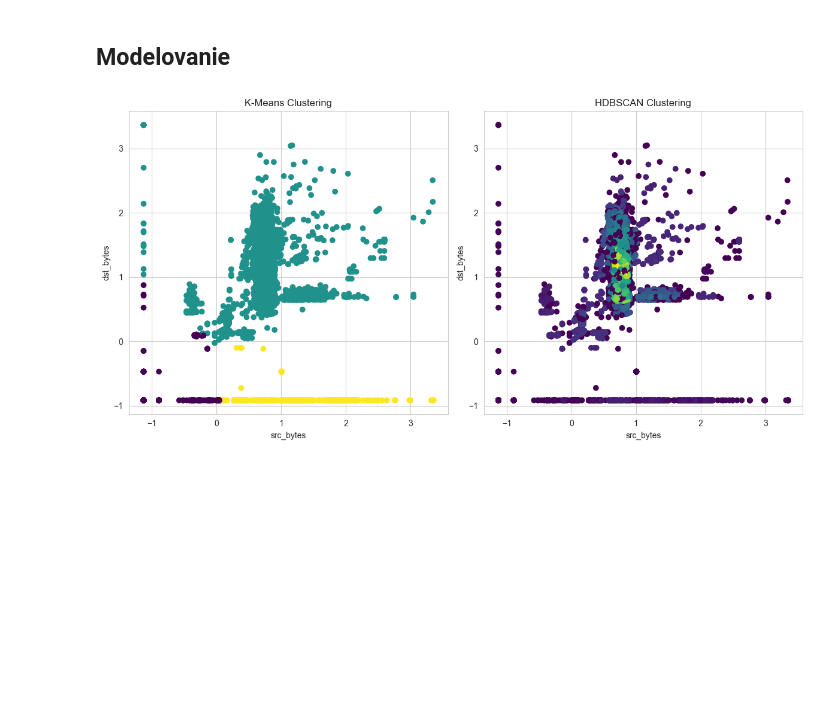
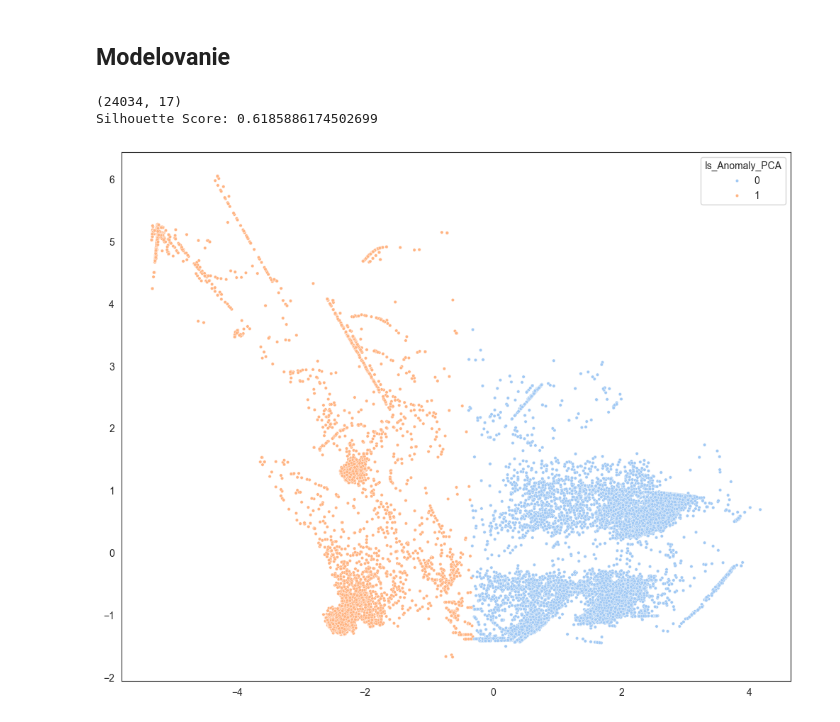
Before and after one commit to M4jkky/CRISP-DataMining, a Jupyter notebook: modeling_3.ipynb, the cells around one changed output. Saved outputs shown, nothing was run; the diff lists cells and outputs as text; code cells hidden in the pictures; blank space fills up the shorter version.

Commit message:
pridanie kmeans

```diff
--- a/modeling_3.ipynb
+++ b/modeling_3.ipynb
@@ -26,30 +28,33 @@ features = ['src_bytes', 'dst_bytes']
 # %% [markdown]
 ## Modelovanie
 # %%
-kmeans = KMeans(n_clusters=3, random_state=42)
-kmeans_labels = kmeans.fit_predict(data[features])
+X_dense = data.drop(columns=['class']).values
 
-hdbscan_clusterer = hdbscan.HDBSCAN(min_cluster_size=2, gen_min_span_tree=True)
-hdbscan_labels = hdbscan_clusterer.fit_predict(data[features])
+pca = PCA(n_components=2)
+X_pca = pca.fit_transform(X_dense)
 
-data['kmeans_cluster'] = kmeans_labels
-data['hdbscan_cluster'] = hdbscan_labels
+kmeans = KMeans(n_clusters=2, random_state=42)
+labels_pca = kmeans.fit_predict(X_pca)
 
-plt.figure(figsize=(12, 6))
+sil_score = silhouette_score(X_pca, labels_pca)
 
-plt.subplot(1, 2, 1)
-plt.scatter(data['src_bytes'], data['dst_bytes'], c=kmeans_labels, cmap='viridis', marker='o')
-plt.title('K-Means Clustering')
-plt.xlabel('src_bytes')
-plt.ylabel('dst_bytes')
-
-plt.subplot(1, 2, 2)
-plt.scatter(data['src_bytes'], data['dst_bytes'], c=hdbscan_labels, cmap='viridis', marker='o')
-plt.title('HDBSCAN Clustering')
-plt.xlabel('src_bytes')
-plt.ylabel('dst_bytes')
-
-plt.tight_layout()
-plt.show()
+print(f'Silhouette Score: {sil_score}')
 # %% [output]
-[figure, removed]
+(24034, 17)
+Silhouette Score: 0.6185886174502699
+# %%
+data['Cluster_PCA'] = labels_pca
+
+cluster_sizes_pca = pd.Series(labels_pca).value_counts()
+anomaly_clusters_pca = cluster_sizes_pca[cluster_sizes_pca == cluster_sizes_pca.min()].index
+
+data['Is_Anomaly_PCA'] = np.where(data['Cluster_PCA'].isin(anomaly_clusters_pca), 1, 0)
+# %%
+sns.set_style('white')
+plt.figure(figsize=(10, 8))
+scatter_pca = sns.scatterplot(x=X_pca[:, 0], y=X_pca[:, 1], hue=data['Is_Anomaly_PCA'], palette='pastel', s=10)
+plt.tight_layout()
+plt.savefig('pca.png', dpi=300)
+plt.show()
+# %% [output]
+[figure, added]
```
Also changed, not shown: parts of 5 cells of this notebook.
